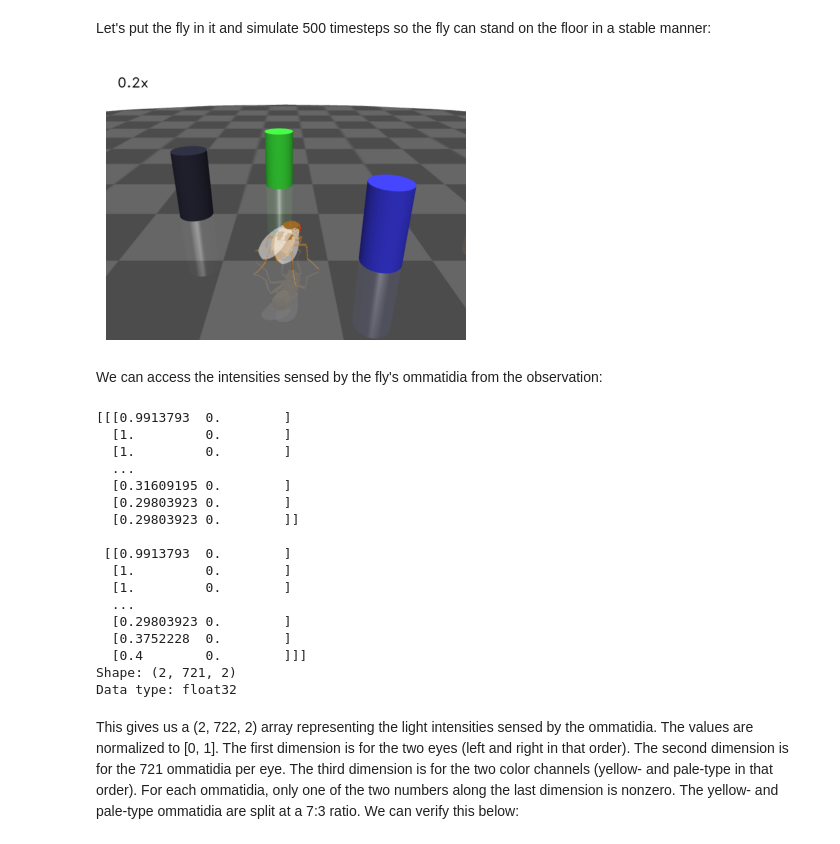
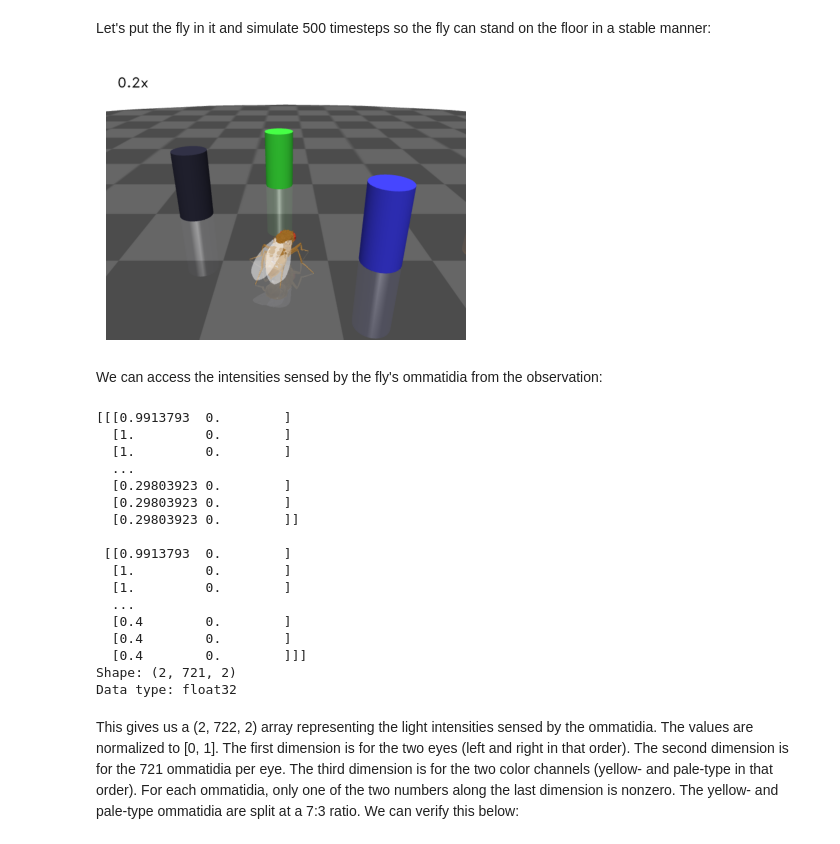
Before and after one commit to NeLy-EPFL/flygym, a Jupyter notebook: notebooks/vision.ipynb, the cells around one changed output. Drawn from its saved outputs; the diff is of its cells as text; code cells hidden in the pictures.

```diff
--- a/notebooks/vision.ipynb
+++ b/notebooks/vision.ipynb
@@ -43,34 +43,35 @@ Let's put the fly in it and simulate 500 timesteps so the fly can stand on the f
 # %%
 contact_sensor_placements = [
     f"{leg}{segment}"
     for leg in ["LF", "LM", "LH", "RF", "RM", "RH"]
     for segment in ["Tibia", "Tarsus1", "Tarsus2", "Tarsus3", "Tarsus4", "Tarsus5"]
 ]
 sim_params = Parameters(
     render_playspeed=0.2,
     render_camera="user_cam",
     enable_vision=True,
     render_raw_vision=True,
     enable_olfaction=True,
 )
 nmf = HybridTurningNMF(
     sim_params=sim_params,
+    xml = "mjcf_ikpy_model",
     arena=arena,
     spawn_pos=(13, -5, 0.2),
     spawn_orientation=(0, 0, np.pi / 2 + np.deg2rad(70)),
     contact_sensor_placements=contact_sensor_placements,
 )
 
 for i in range(500):
     obs, reward, terminated, truncated, info = nmf.step(np.zeros(2))
     nmf.render()
 
 fig, ax = plt.subplots(figsize=(4, 3), tight_layout=True)
 ax.imshow(nmf._frames[-1])
 ax.axis("off")
 fig.savefig("./outputs/vision_sim_env.png")
 # %% [output]
-[figure, old version]
+[figure, new version]
 # %% [markdown]
 We can access the intensities sensed by the fly's ommatidia from the observation:
 # %%
@@ -82,7 +83,7 @@ print("Data type:", obs["vision"].dtype)
   [1.         0.        ]
   [1.         0.        ]
   ...
-  [0.31609195 0.        ]
+  [0.29803923 0.        ]
   [0.29803923 0.        ]
   [0.29803923 0.        ]]
 
@@ -90,8 +91,8 @@ print("Data type:", obs["vision"].dtype)
   [1.         0.        ]
   [1.         0.        ]
   ...
-  [0.29803923 0.        ]
-  [0.3752228  0.        ]
+  [0.4        0.        ]
+  [0.4        0.        ]
   [0.4        0.        ]]]
 Shape: (2, 721, 2)
 Data type: float32
```
Also changed, not shown: parts of 3 cells of this notebook.
